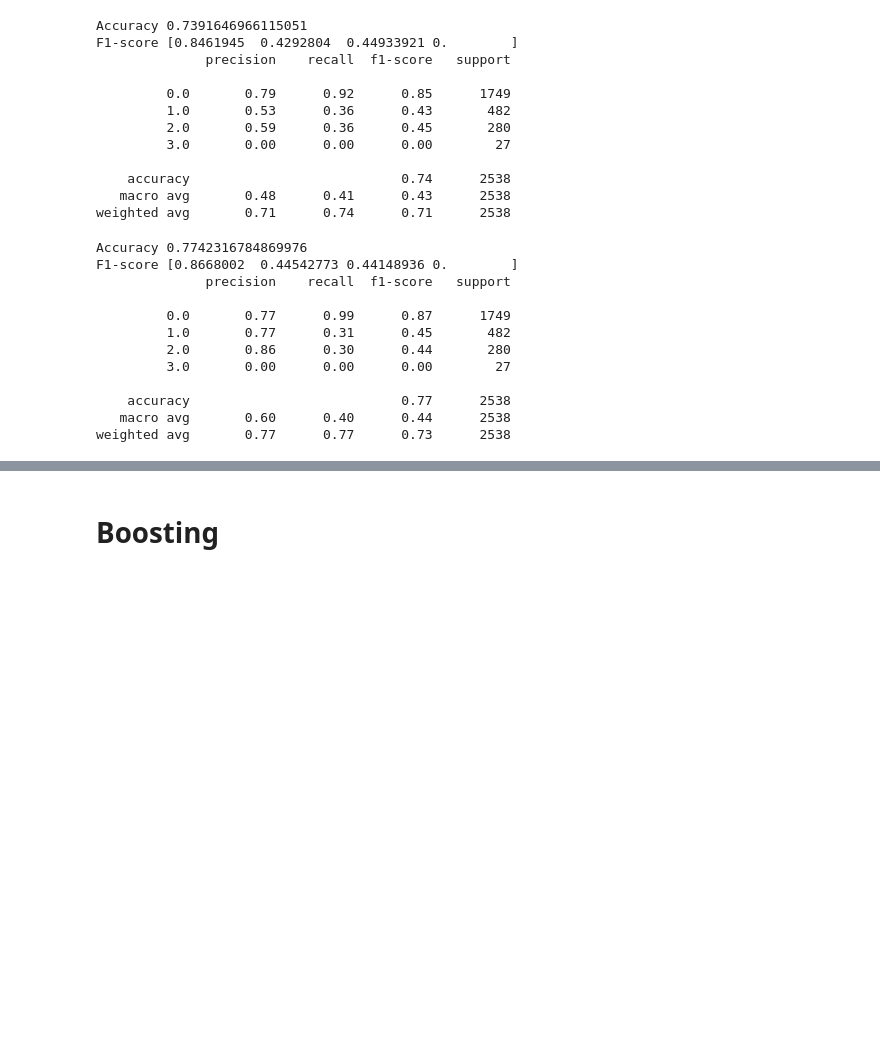
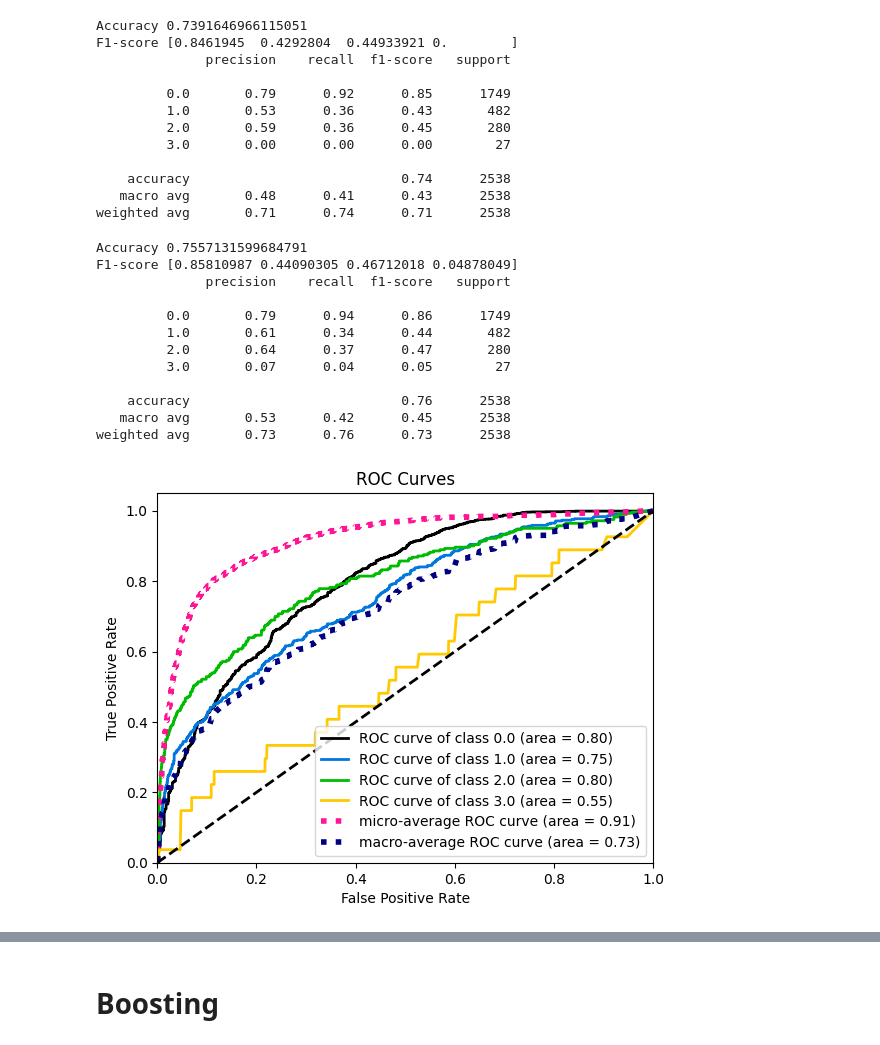
Before and after one commit to kilomo12/Data_Mining_project2, a Jupyter notebook: Ensemble_method.ipynb, the cells around one changed output, grey strips where cells are left out. Saved outputs shown, nothing was run; the diff lists cells and outputs as text; code cells hidden in the pictures; blank space fills up the shorter version.

```diff
--- a/Ensemble_method.ipynb
+++ b/Ensemble_method.ipynb
@@ -890,9 +890,9 @@ plt.show()
 clf = BaggingClassifier(estimator=SVC(C=1000),
                         n_estimators=10, random_state=0)
 
-clf.fit(X_train, y_train)
+clf.fit(X_train_sel, y_train_resampled)
 
-y_pred = clf.predict(X_test)
+y_pred = clf.predict(X_test_sel)
 
 print('Accuracy %s' % accuracy_score(y_test, y_pred))
 print('F1-score %s' % f1_score(y_test, y_pred, average=None))
@@ -912,23 +912,29 @@ F1-score [0.8461945  0.4292804  0.44933921 0.        ]
 weighted avg       0.71      0.74      0.71      2538
 # %%
 clf = BaggingClassifier(estimator=RandomForestClassifier(n_estimators=100), n_estimators=100, random_state=0)
-clf.fit(X_train, y_train)
+clf.fit(X_train_sel, y_train_resampled)
 
-y_pred = clf.predict(X_test)
+y_pred = clf.predict(X_test_sel)
 
 print('Accuracy %s' % accuracy_score(y_test, y_pred))
 print('F1-score %s' % f1_score(y_test, y_pred, average=None))
 print(classification_report(y_test, y_pred))
 # %% [output]
-Accuracy 0.7742316784869976
-F1-score [0.8668002  0.44542773 0.44148936 0.        ]
+Accuracy 0.7557131599684791
+F1-score [0.85810987 0.44090305 0.46712018 0.04878049]
               precision    recall  f1-score   support
 
-         0.0       0.77      0.99      0.87      1749
-         1.0       0.77      0.31      0.45       482
-         2.0       0.86      0.30      0.44       280
-         3.0       0.00      0.00      0.00        27
+         0.0       0.79      0.94      0.86      1749
+         1.0       0.61      0.34      0.44       482
+         2.0       0.64      0.37      0.47       280
+         3.0       0.07      0.04      0.05        27
 
-    accuracy                           0.77      2538
-   macro avg       0.60      0.40      0.44      2538
-weighted avg       0.77      0.77      0.73      2538
+    accuracy                           0.76      2538
+   macro avg       0.53      0.42      0.45      2538
+weighted avg       0.73      0.76      0.73      2538
+# %%
+y_score = clf.predict_proba(X_test_sel)
+plot_roc(y_test, y_score)
+plt.show()
+# %% [output]
+[figure, added]
```
Also changed, not shown: parts of 2 cells of this notebook, 16 other files.
